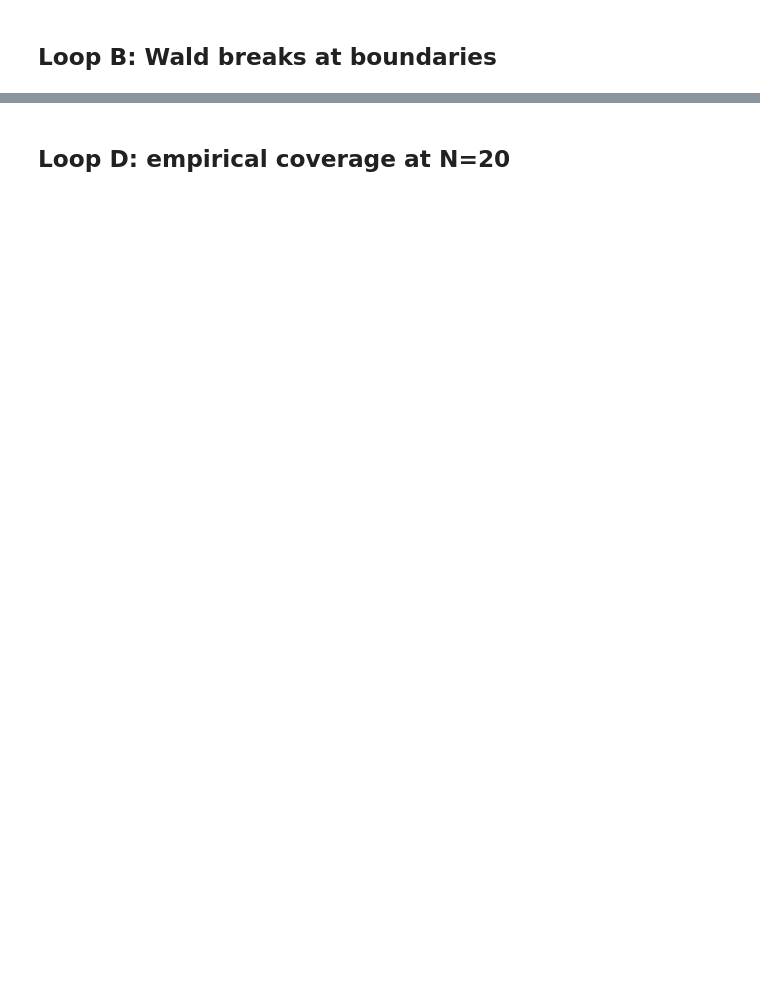
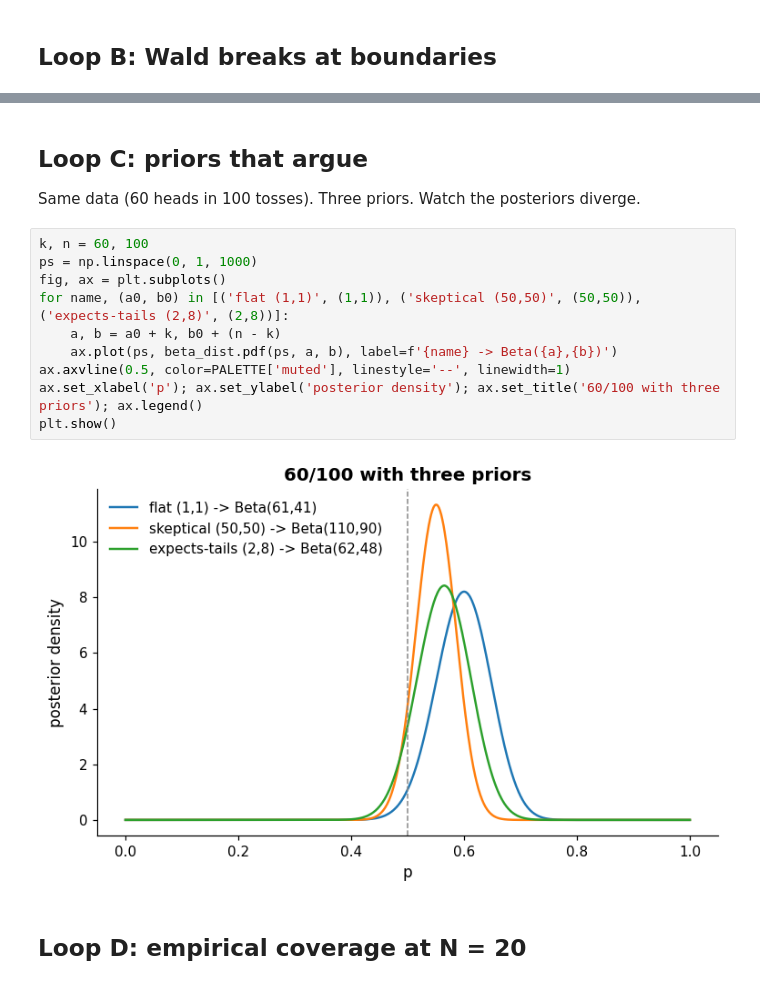
Before and after one commit to k1monfared/experimentation, a Jupyter notebook: chapters/05-confidence-intervals/notebook.ipynb, the cells around one changed output, grey strips where cells are left out. Drawn from its saved outputs; the diff is of its cells as text; blank space fills up the shorter version.

```diff
--- a/chapters/05-confidence-intervals/notebook.ipynb
+++ b/chapters/05-confidence-intervals/notebook.ipynb
@@ -54,5 +67,21 @@ for k, n in [(0, 10), (10, 10), (0, 100), (100, 100)]:
+# %% [markdown]
+## Loop C: priors that argue
+
+Same data (60 heads in 100 tosses). Three priors. Watch the posteriors diverge.
+# %%
+k, n = 60, 100
+ps = np.linspace(0, 1, 1000)
+fig, ax = plt.subplots()
+for name, (a0, b0) in [('flat (1,1)', (1,1)), ('skeptical (50,50)', (50,50)), ('expects-tails (2,8)', (2,8))]:
+    a, b = a0 + k, b0 + (n - k)
+    ax.plot(ps, beta_dist.pdf(ps, a, b), label=f'{name} -> Beta({a},{b})')
+ax.axvline(0.5, color=PALETTE['muted'], linestyle='--', linewidth=1)
+ax.set_xlabel('p'); ax.set_ylabel('posterior density'); ax.set_title('60/100 with three priors'); ax.legend()
+plt.show()
+# %% [output]
+[figure, added]
 # %% [markdown]
-## Loop D: empirical coverage at N=20
+## Loop D: empirical coverage at N = 20
 # %%
 n, n_trials = 20, 2000
 rng = np.random.default_rng(0)
```
Also changed, not shown: parts of 9 cells of this notebook, 21 other files.
